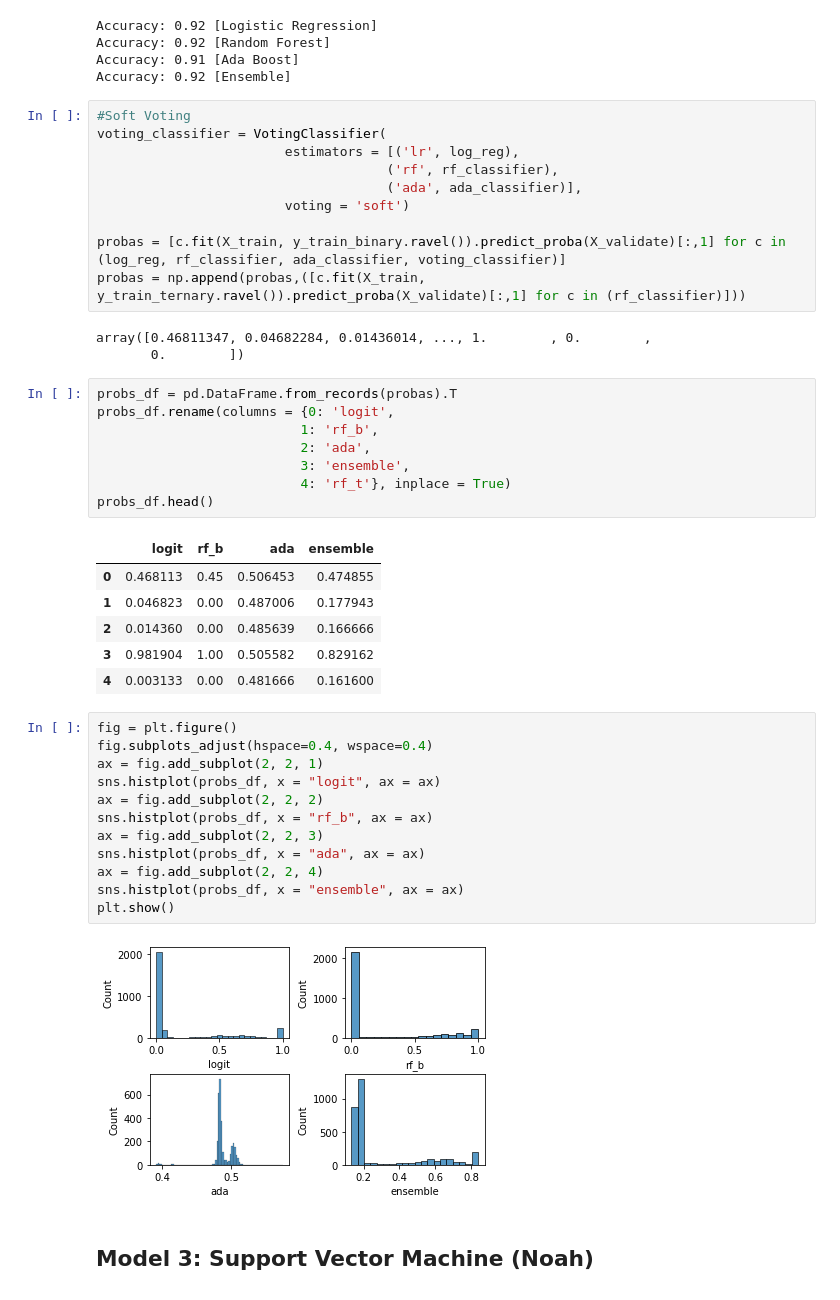
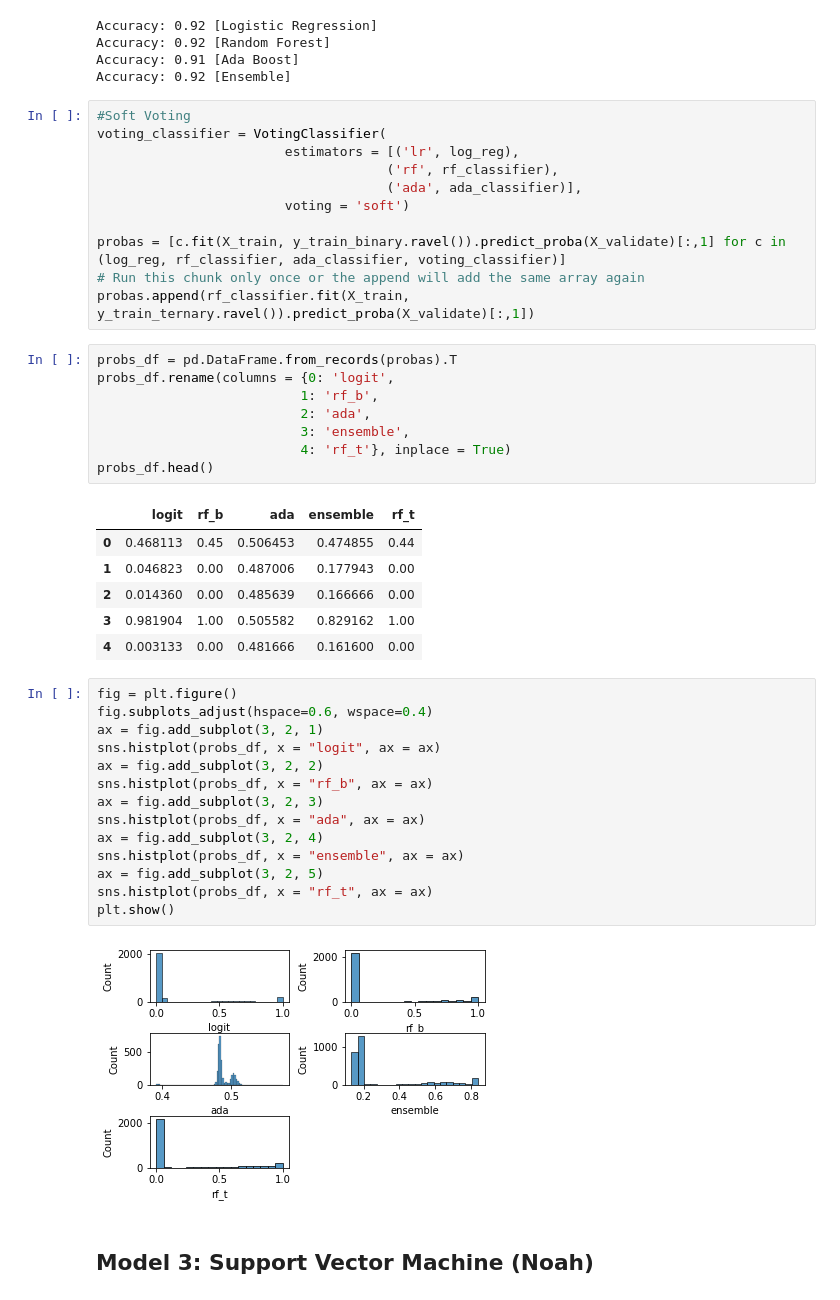
Before and after one commit to stevenherrera24/CSS-Project3-Team5-Fall2022, a Jupyter notebook: Project 3 Students.ipynb, the cells around one changed output. Cells and saved outputs as stored; diff of their text form.

```diff
--- a/Project 3 Students.ipynb
+++ b/Project 3 Students.ipynb
@@ -403,10 +389,8 @@ voting_classifier = VotingClassifier(
                         voting = 'soft')
 
 probas = [c.fit(X_train, y_train_binary.ravel()).predict_proba(X_validate)[:,1] for c in (log_reg, rf_classifier, ada_classifier, voting_classifier)]
-probas = np.append(probas,([c.fit(X_train, y_train_ternary.ravel()).predict_proba(X_validate)[:,1] for c in (rf_classifier)]))
+# Run this chunk only once or the append will add the same array again
+probas.append(rf_classifier.fit(X_train, y_train_ternary.ravel()).predict_proba(X_validate)[:,1])
-# %% [output]
-array([0.46811347, 0.04682284, 0.01436014, ..., 1.        , 0.        ,
-       0.        ])
 # %%
 probs_df = pd.DataFrame.from_records(probas).T
 probs_df.rename(columns = {0: 'logit',
@@ -416,26 +400,28 @@ probs_df.rename(columns = {0: 'logit',
                           4: 'rf_t'}, inplace = True)
 probs_df.head()
 # %% [output]
-|  | logit | rf_b | ada | ensemble |
-| 0 | 0.468113 | 0.45 | 0.506453 | 0.474855 |
-| 1 | 0.046823 | 0.00 | 0.487006 | 0.177943 |
-| 2 | 0.014360 | 0.00 | 0.485639 | 0.166666 |
-| 3 | 0.981904 | 1.00 | 0.505582 | 0.829162 |
-| 4 | 0.003133 | 0.00 | 0.481666 | 0.161600 |
+|  | logit | rf_b | ada | ensemble | rf_t |
+| 0 | 0.468113 | 0.45 | 0.506453 | 0.474855 | 0.44 |
+| 1 | 0.046823 | 0.00 | 0.487006 | 0.177943 | 0.00 |
+| 2 | 0.014360 | 0.00 | 0.485639 | 0.166666 | 0.00 |
+| 3 | 0.981904 | 1.00 | 0.505582 | 0.829162 | 1.00 |
+| 4 | 0.003133 | 0.00 | 0.481666 | 0.161600 | 0.00 |
 # %%
 fig = plt.figure()
-fig.subplots_adjust(hspace=0.4, wspace=0.4)
-ax = fig.add_subplot(2, 2, 1)
+fig.subplots_adjust(hspace=0.6, wspace=0.4)
+ax = fig.add_subplot(3, 2, 1)
 sns.histplot(probs_df, x = "logit", ax = ax)
-ax = fig.add_subplot(2, 2, 2)
+ax = fig.add_subplot(3, 2, 2)
 sns.histplot(probs_df, x = "rf_b", ax = ax)
-ax = fig.add_subplot(2, 2, 3)
+ax = fig.add_subplot(3, 2, 3)
 sns.histplot(probs_df, x = "ada", ax = ax)
-ax = fig.add_subplot(2, 2, 4)
+ax = fig.add_subplot(3, 2, 4)
 sns.histplot(probs_df, x = "ensemble", ax = ax)
+ax = fig.add_subplot(3, 2, 5)
+sns.histplot(probs_df, x = "rf_t", ax = ax)
 plt.show()
 # %% [output]
-[figure, old version]
+[figure, new version]
 # %% [markdown]
 ## Model 3: Support Vector Machine (Noah)
 # %% [markdown]
```
Also changed, not shown: parts of 58 cells of this notebook, 1 other file.
